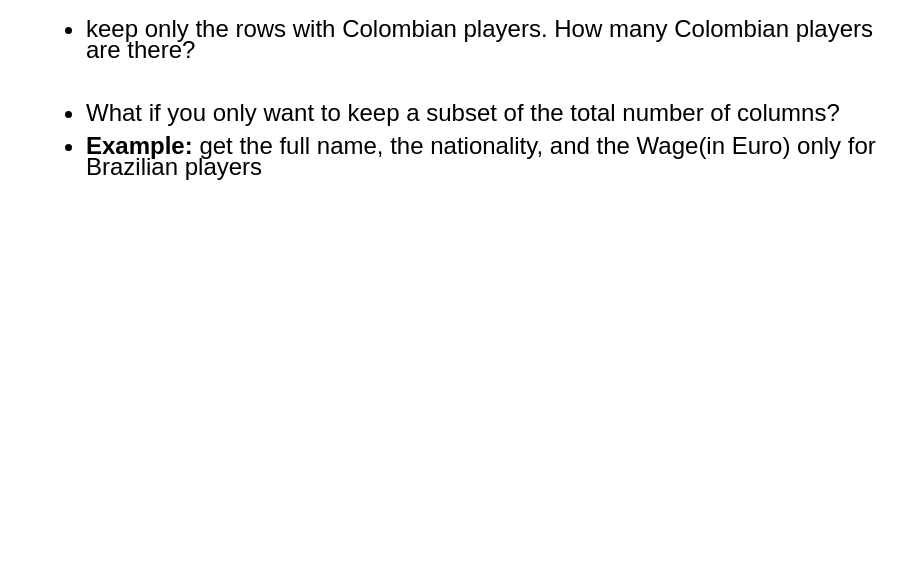
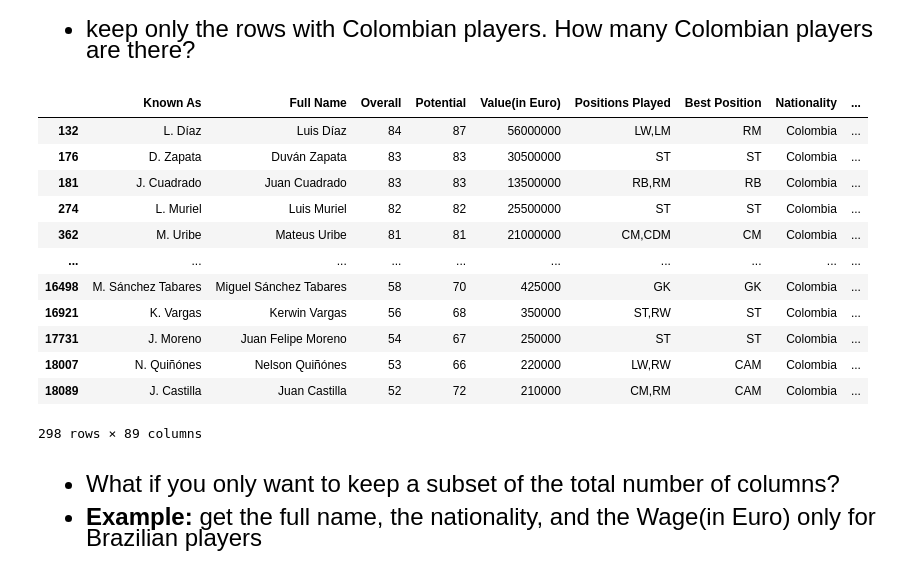
Before and after one commit to JE-Classrooms/qtm151-notes, a Jupyter notebook: lecture14/lecture14.ipynb, the cells around one changed output. Drawn from its saved outputs; the diff is of its cells as text; code cells hidden in the pictures; blank space fills up the shorter version.

```diff
--- a/lecture14/lecture14.ipynb
+++ b/lecture14/lecture14.ipynb
@@ -164,6 +195,22 @@ fifa_sorted.iloc[[1,5,100], [1, 7, 10]]
 <font size="5">
 
 - keep only the rows with Colombian players. How many Colombian players are there?
+# %%
+fifa[fifa['Nationality']=='Colombia']
+# %% [output]
+|  | Known As | Full Name | Overall | Potential | Value(in Euro) | Positions Played | Best Position | Nationality | ... |
+| 132 | L. Díaz | Luis Díaz | 84 | 87 | 56000000 | LW,LM | RM | Colombia | ... |
+| 176 | D. Zapata | Duván Zapata | 83 | 83 | 30500000 | ST | ST | Colombia | ... |
+| 181 | J. Cuadrado | Juan Cuadrado | 83 | 83 | 13500000 | RB,RM | RB | Colombia | ... |
+| 274 | L. Muriel | Luis Muriel | 82 | 82 | 25500000 | ST | ST | Colombia | ... |
+| 362 | M. Uribe | Mateus Uribe | 81 | 81 | 21000000 | CM,CDM | CM | Colombia | ... |
+| ... | ... | ... | ... | ... | ... | ... | ... | ... | ... |
+| 16498 | M. Sánchez Tabares | Miguel Sánchez Tabares | 58 | 70 | 425000 | GK | GK | Colombia | ... |
+| 16921 | K. Vargas | Kerwin Vargas | 56 | 68 | 350000 | ST,RW | ST | Colombia | ... |
+| 17731 | J. Moreno | Juan Felipe Moreno | 54 | 67 | 250000 | ST | ST | Colombia | ... |
+| 18007 | N. Quiñónes | Nelson Quiñónes | 53 | 66 | 220000 | LW,RW | CAM | Colombia | ... |
+| 18089 | J. Castilla | Juan Castilla | 52 | 72 | 210000 | CM,RM | CAM | Colombia | ... |
+298 rows × 89 columns
 # %% [markdown]
 <font size="5">
 
```
Also changed, not shown: parts of 11 cells of this notebook, 3 other files.
